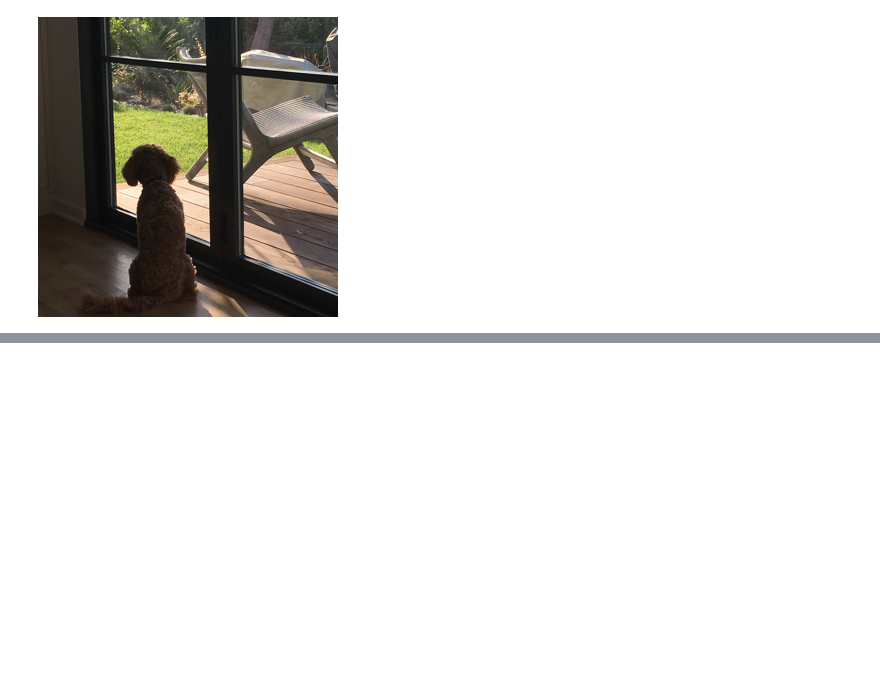
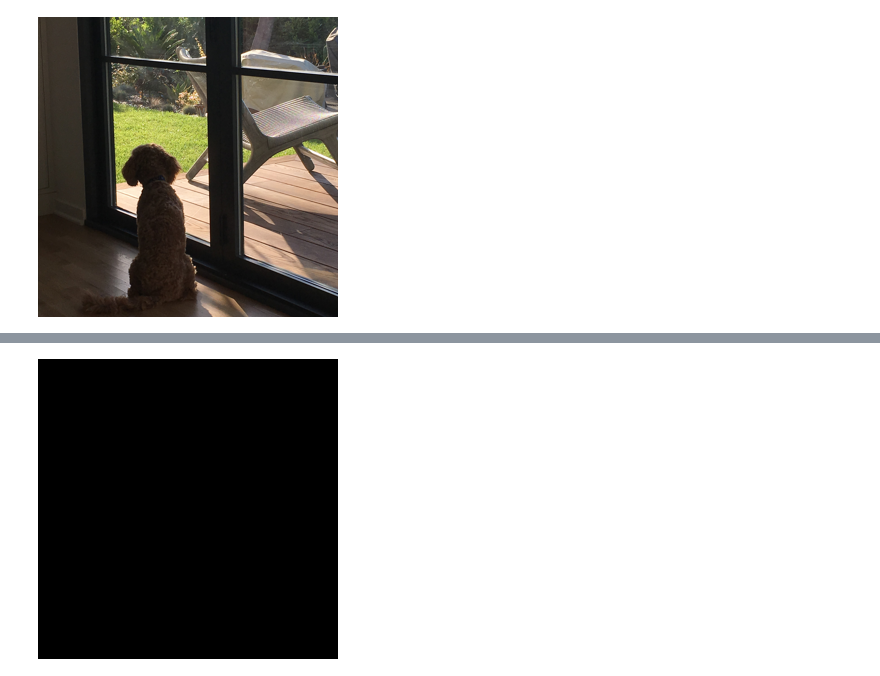
Before and after one commit to Sakurajima-sight/Mathematics-for-programmers-Python, a Jupyter notebook: Chapter 06/Untitled.ipynb, the cells around one changed output, grey strips where cells are left out. Cells and saved outputs as stored; diff of their text form; code cells hidden in the pictures; blank space fills up the shorter version.

```diff
--- a/Chapter 06/Untitled.ipynb
+++ b/Chapter 06/Untitled.ipynb
@@ -1172,0 +1189,8 @@ def approx_equal_image(i1,i2):
+# %%
+# 像素点太小，以至于看不见第一行第一列红色的点
+red_black=[(1,0,0)]
+for _ in range(1,10*10):
+    red_black.append((0,0,0))
+ImageVector(red_black)
+# %% [output]
+[figure, added]
```
Also changed, not shown: parts of 22 cells of this notebook.
